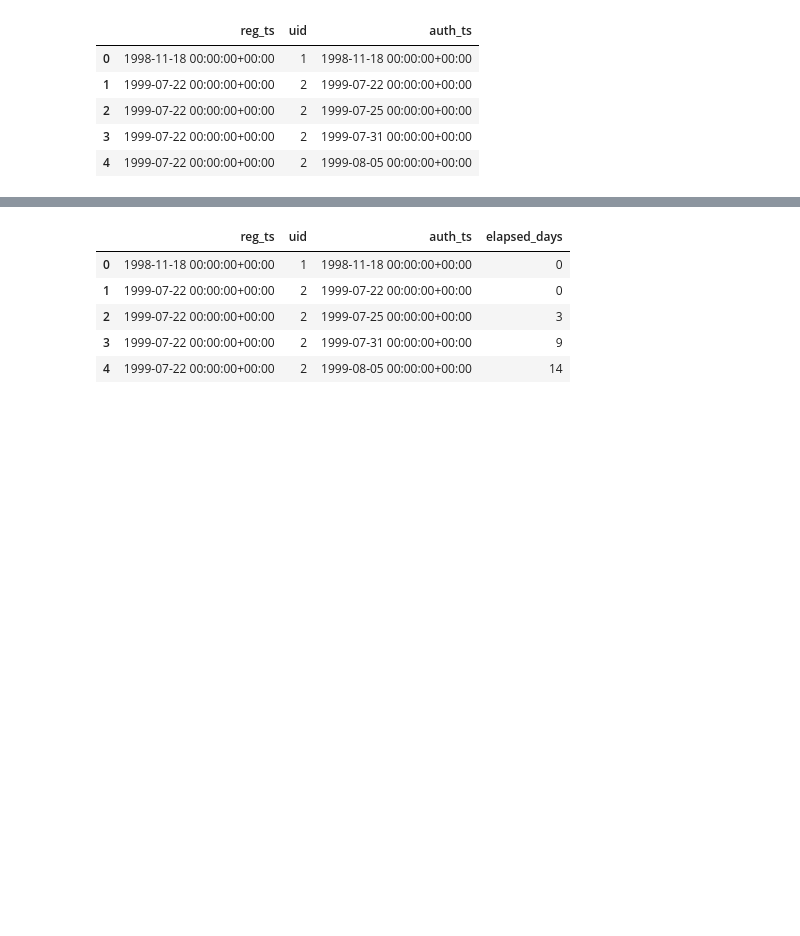
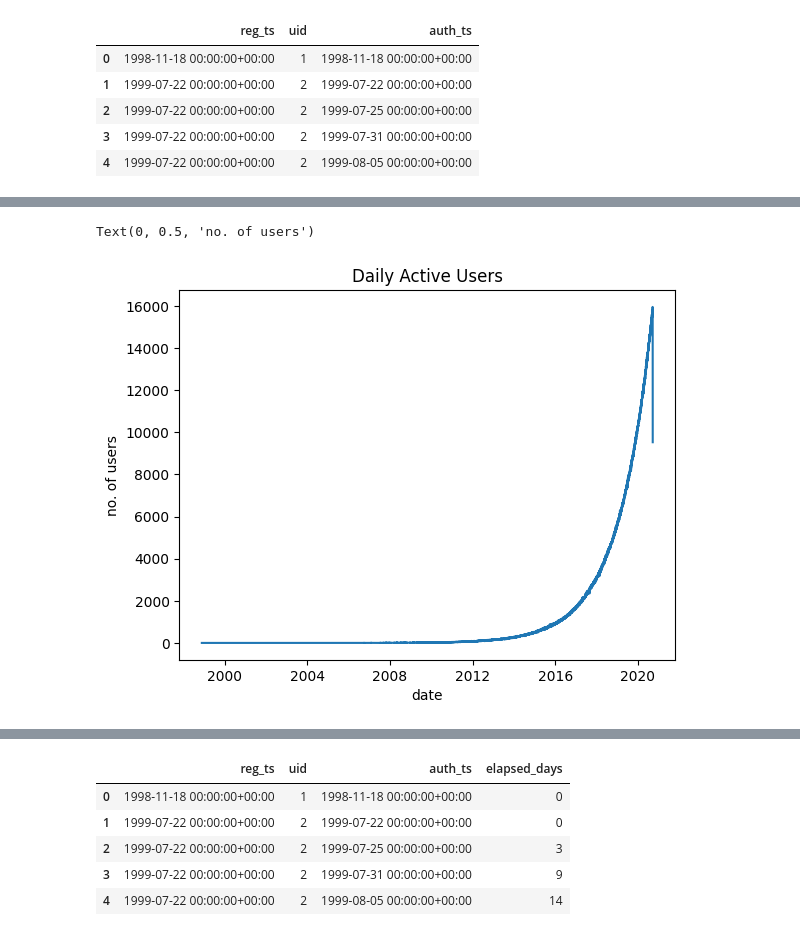
Before and after one commit to huongtxdo/Game-data-anlytics, a Jupyter notebook: notebooks/02_exploration.ipynb, the cells around one changed output, grey strips where cells are left out. Drawn from its saved outputs; the diff is of its cells as text; code cells hidden in the pictures; blank space fills up the shorter version.

```diff
--- a/notebooks/02_exploration.ipynb
+++ b/notebooks/02_exploration.ipynb
@@ -59,0 +60,3 @@ df_reg_auth.head(5)
+# %%
+df_DAU = df_reg_auth.groupby(["auth_ts"])["uid"].nunique().reset_index(name="DAU")
+df_DAU
@@ -59,0 +77,8 @@ df_reg_auth.head(5)
+# %%
+plt.plot(df_DAU["auth_ts"], df_DAU["DAU"])
+plt.title("Daily Active Users")
+plt.xlabel("date")
+plt.ylabel("no. of users")
+# %% [output]
+Text(0, 0.5, 'no. of users')
+[figure, added]
```
Also changed, not shown: parts of 9 cells of this notebook.
